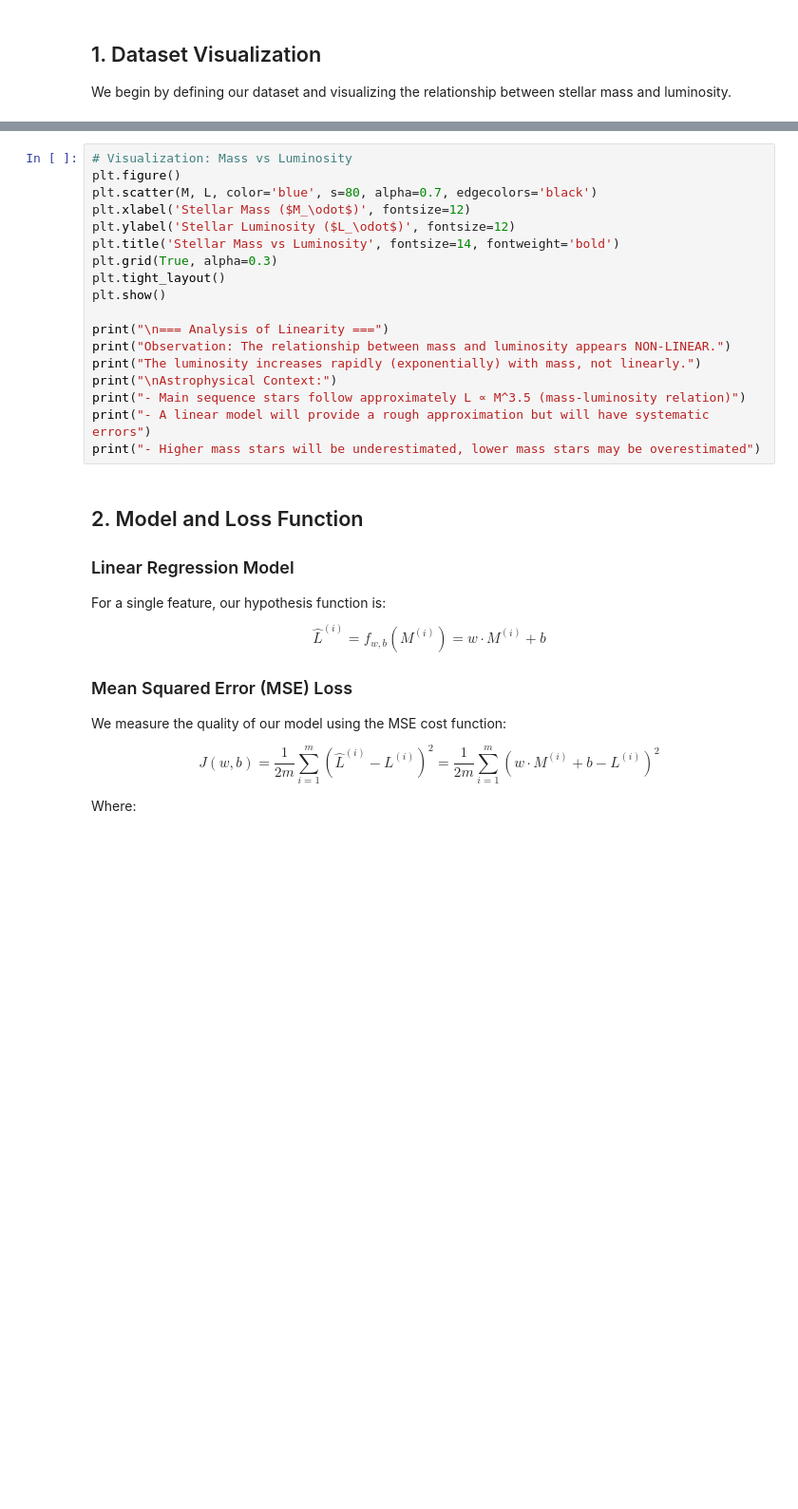
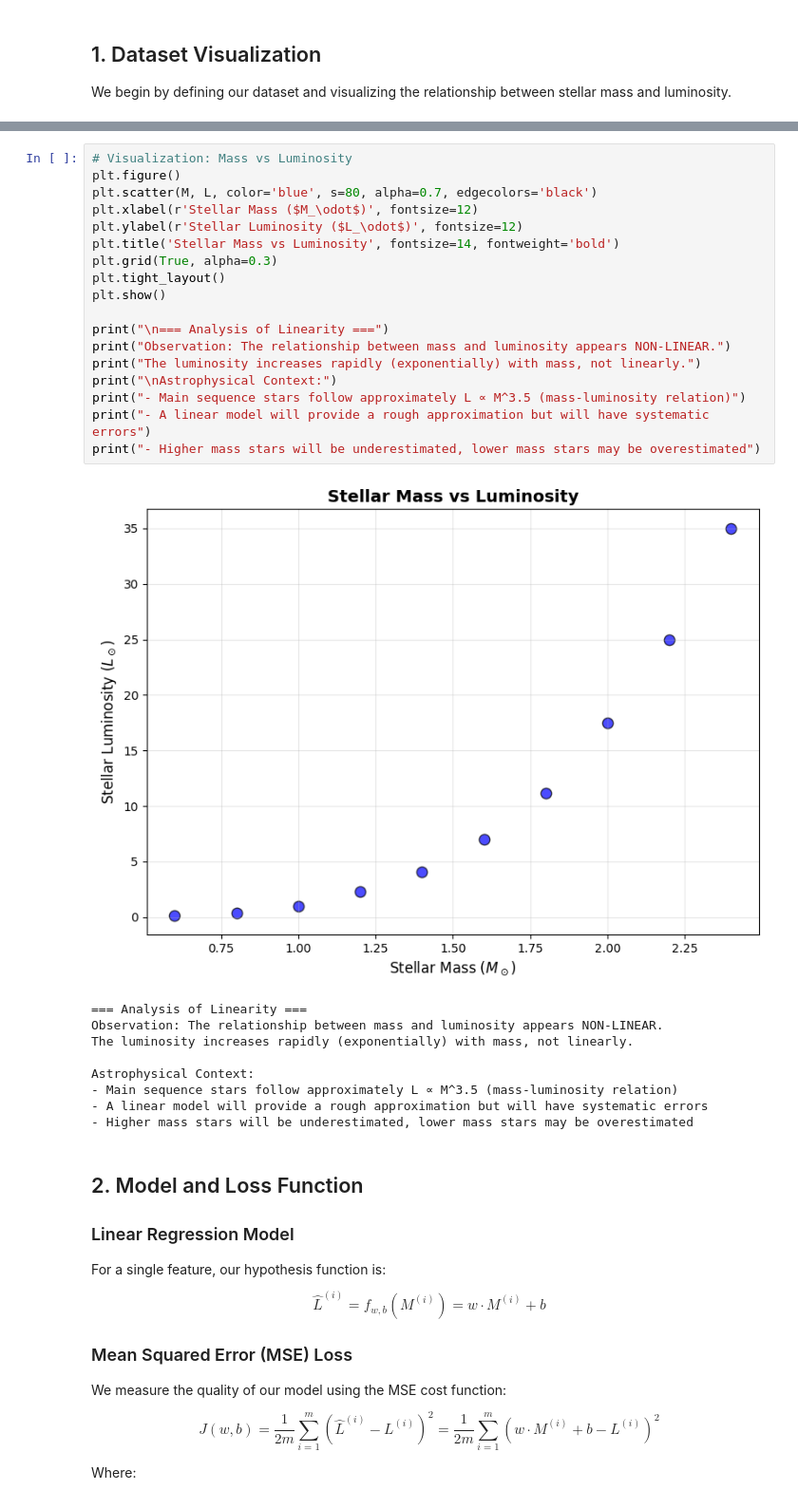
Before and after one commit to JAPV-X2612/AREP-laboratory-1-stellar-luminosity-regression, a Jupyter notebook: 01_linear_regression_one_feature.ipynb, the cells around one changed output, grey strips where cells are left out. Shown at 95% size. Drawn from its saved outputs; the diff is of its cells as text; blank space fills up the shorter version.

```diff
--- a/01_linear_regression_one_feature.ipynb
+++ b/01_linear_regression_one_feature.ipynb
@@ -39,21 +44,31 @@ print(f"Luminosity (L_sun): {L}")
 # %%
 # Visualization: Mass vs Luminosity
 plt.figure()
 plt.scatter(M, L, color='blue', s=80, alpha=0.7, edgecolors='black')
-plt.xlabel('Stellar Mass ($M_\odot$)', fontsize=12)
-plt.ylabel('Stellar Luminosity ($L_\odot$)', fontsize=12)
+plt.xlabel(r'Stellar Mass ($M_\odot$)', fontsize=12)
+plt.ylabel(r'Stellar Luminosity ($L_\odot$)', fontsize=12)
 plt.title('Stellar Mass vs Luminosity', fontsize=14, fontweight='bold')
 plt.grid(True, alpha=0.3)
 plt.tight_layout()
 plt.show()
 
 print("\n=== Analysis of Linearity ===")
 print("Observation: The relationship between mass and luminosity appears NON-LINEAR.")
 print("The luminosity increases rapidly (exponentially) with mass, not linearly.")
 print("\nAstrophysical Context:")
 print("- Main sequence stars follow approximately L ∝ M^3.5 (mass-luminosity relation)")
 print("- A linear model will provide a rough approximation but will have systematic errors")
 print("- Higher mass stars will be underestimated, lower mass stars may be overestimated")
+# %% [output]
+[figure, added]
+=== Analysis of Linearity ===
+Observation: The relationship between mass and luminosity appears NON-LINEAR.
+The luminosity increases rapidly (exponentially) with mass, not linearly.
+
+Astrophysical Context:
+- Main sequence stars follow approximately L ∝ M^3.5 (mass-luminosity relation)
+- A linear model will provide a rough approximation but will have systematic errors
+- Higher mass stars will be underestimated, lower mass stars may be overestimated
 # %% [markdown]
 ## 2. Model and Loss Function
 
```
Also changed, not shown: parts of 15 cells of this notebook.
